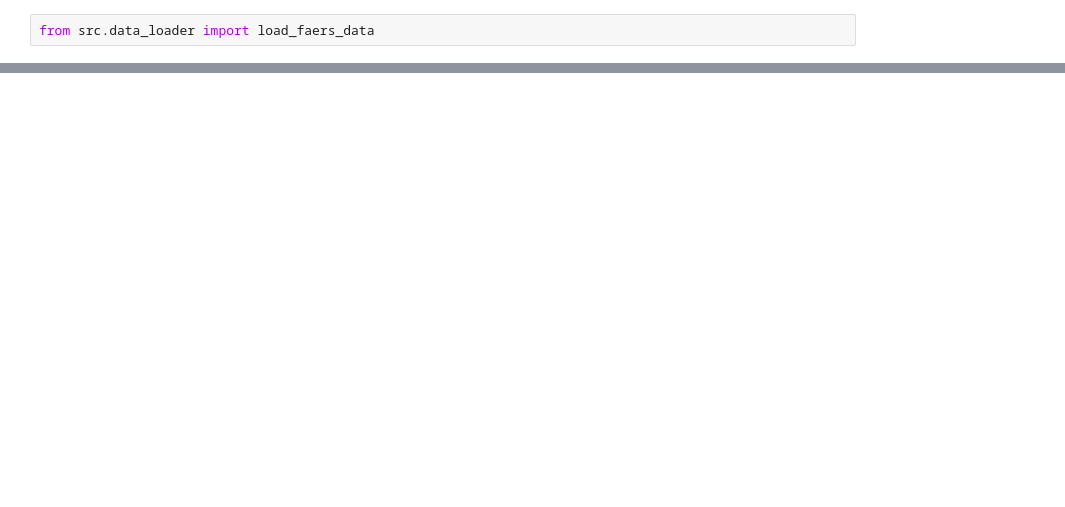
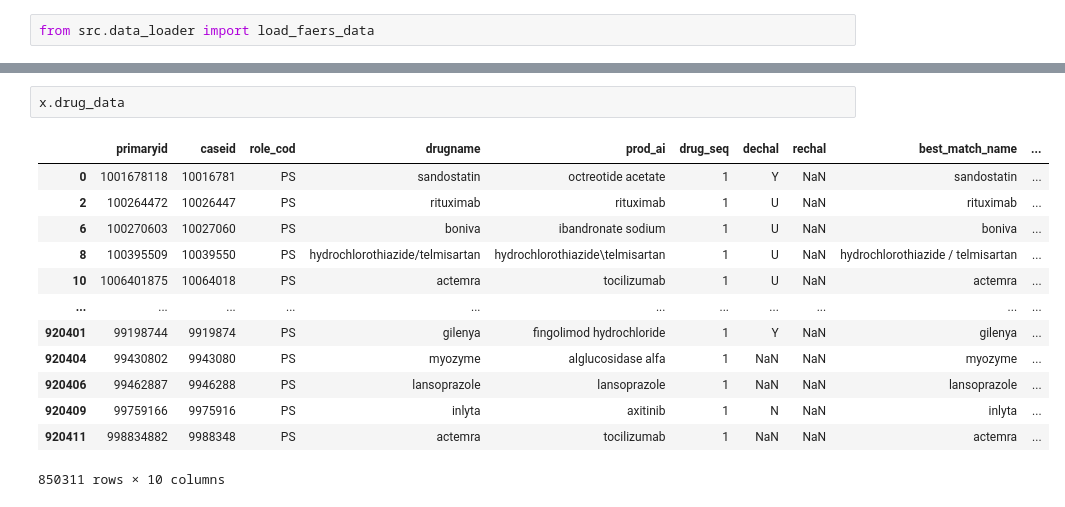
Before and after one commit to shloknatarajan/faers-212, a Jupyter notebook: using_downloader.ipynb, the cells around one changed output, grey strips where cells are left out. Drawn from its saved outputs; the diff is of its cells as text; blank space fills up the shorter version.

Commit message:
feat: working drug analysis and clean up

```diff
--- a/using_downloader.ipynb
+++ b/using_downloader.ipynb
@@ -40,0 +43,16 @@ x = load_faers_data(save_dir="data", start_year=2023, end_year=2023, start_quart
+# %%
+x.drug_data
+# %% [output]
+|  | primaryid | caseid | role_cod | drugname | prod_ai | drug_seq | dechal | rechal | best_match_name | ... |
+| 0 | 1001678118 | 10016781 | PS | sandostatin | octreotide acetate | 1 | Y | NaN | sandostatin | ... |
+| 2 | 100264472 | 10026447 | PS | rituximab | rituximab | 1 | U | NaN | rituximab | ... |
+| 6 | 100270603 | 10027060 | PS | boniva | ibandronate sodium | 1 | U | NaN | boniva | ... |
+| 8 | 100395509 | 10039550 | PS | hydrochlorothiazide/telmisartan | hydrochlorothiazide\telmisartan | 1 | U | NaN | hydrochlorothiazide / telmisartan | ... |
+| 10 | 1006401875 | 10064018 | PS | actemra | tocilizumab | 1 | U | NaN | actemra | ... |
+| ... | ... | ... | ... | ... | ... | ... | ... | ... | ... | ... |
+| 920401 | 99198744 | 9919874 | PS | gilenya | fingolimod hydrochloride | 1 | Y | NaN | gilenya | ... |
+| 920404 | 99430802 | 9943080 | PS | myozyme | alglucosidase alfa | 1 | NaN | NaN | myozyme | ... |
+| 920406 | 99462887 | 9946288 | PS | lansoprazole | lansoprazole | 1 | NaN | NaN | lansoprazole | ... |
+| 920409 | 99759166 | 9975916 | PS | inlyta | axitinib | 1 | N | NaN | inlyta | ... |
+| 920411 | 998834882 | 9988348 | PS | actemra | tocilizumab | 1 | NaN | NaN | actemra | ... |
+850311 rows × 10 columns
```
Also changed, not shown: parts of 9 cells of this notebook, 17 other files.
